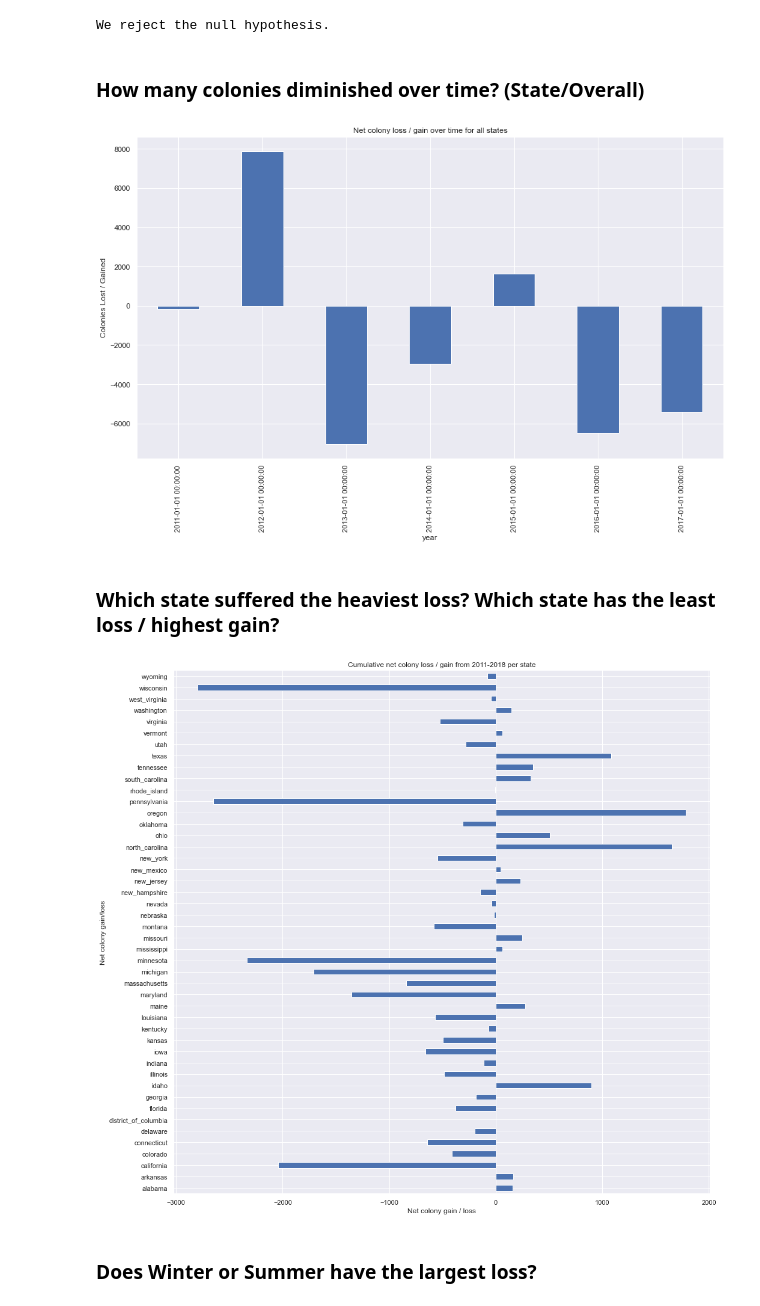
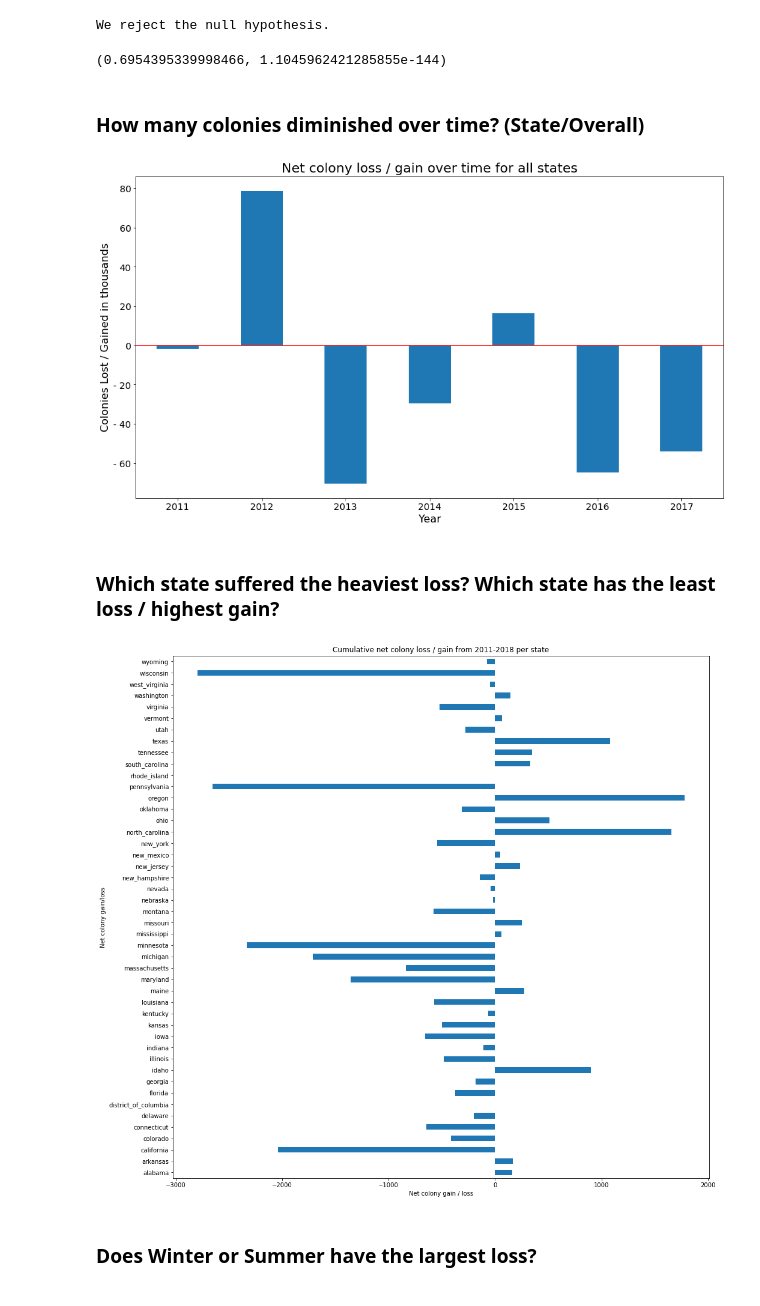
Before and after one commit to Honey-Bee-Roundup-Capstone/dash-repo, a Jupyter notebook: draft-notebook.ipynb, the cells around one changed output. Saved outputs shown, nothing was run; the diff lists cells and outputs as text; code cells hidden in the pictures.

```diff
--- a/draft-notebook.ipynb
+++ b/draft-notebook.ipynb
@@ -55,7 +55,6 @@ from sklearn.feature_selection import SelectKBest, RFE, f_regression
 # remove warnings
 import warnings
 warnings.filterwarnings("ignore")
-sns.set_theme()
 # %% [markdown]
 ## Acquisition
 
@@ -176,16 +178,26 @@ else:
     print('We fail to reject the null hypothesis.')
 # %% [output]
 We reject the null hypothesis.
+# %%
+corr, p
+# %% [output]
+(0.6954395339998466, 1.1045962421285855e-144)
 # %% [markdown]
 ### How many colonies diminished over time? (State/Overall)
 # %%
 annual = train[train.annual == 1]
 # %%
-annual.groupby('year').colonies_net_gain.sum().plot.bar(figsize=[16,9], title='Net colony loss / gain over time for all states',
-                                                      ylabel='Colonies Lost / Gained')
+annual.groupby('year').colonies_net_gain.sum().plot.bar(figsize=[16,9])
+plt.title('Net colony loss / gain over time for all states', fontsize=20)
+plt.ylabel('Colonies Lost / Gained in thousands', fontsize=16)
+plt.xticks(ticks=[0,1,2,3,4,5,6], labels=['2011','2012','2013','2014','2015','2016','2017'], rotation=0, fontsize=14)
+plt.yticks([-6000,-4000,-2000,0,2000,4000,6000,8000], labels=['- 60','- 40','- 20','0','20','40','60','80'], fontsize=14)
+plt.xlabel('Year', fontsize=16)
+plt.hlines(y=0, xmin=[-1], xmax=[7], color='r')
+#plt.grid(visible=None, which='both', axis='both')
 plt.show()
 # %% [output]
-[figure, old version]
+[figure, new version]
 # %% [markdown]
 ### Which state suffered the heaviest loss? Which state has the least loss / highest gain?
 # %%
@@ -194,7 +206,7 @@ annual.groupby(['state']).colonies_net_gain.sum().plot.barh(figsize=[16,16], tit
 plt.xlabel('Net colony gain / loss')
 plt.show()
 # %% [output]
-[figure, old version]
+[figure, new version]
 # %% [markdown]
 ### Does Winter or Summer have the largest loss?
 # %%
```
Also changed, not shown: parts of 26 cells of this notebook.
